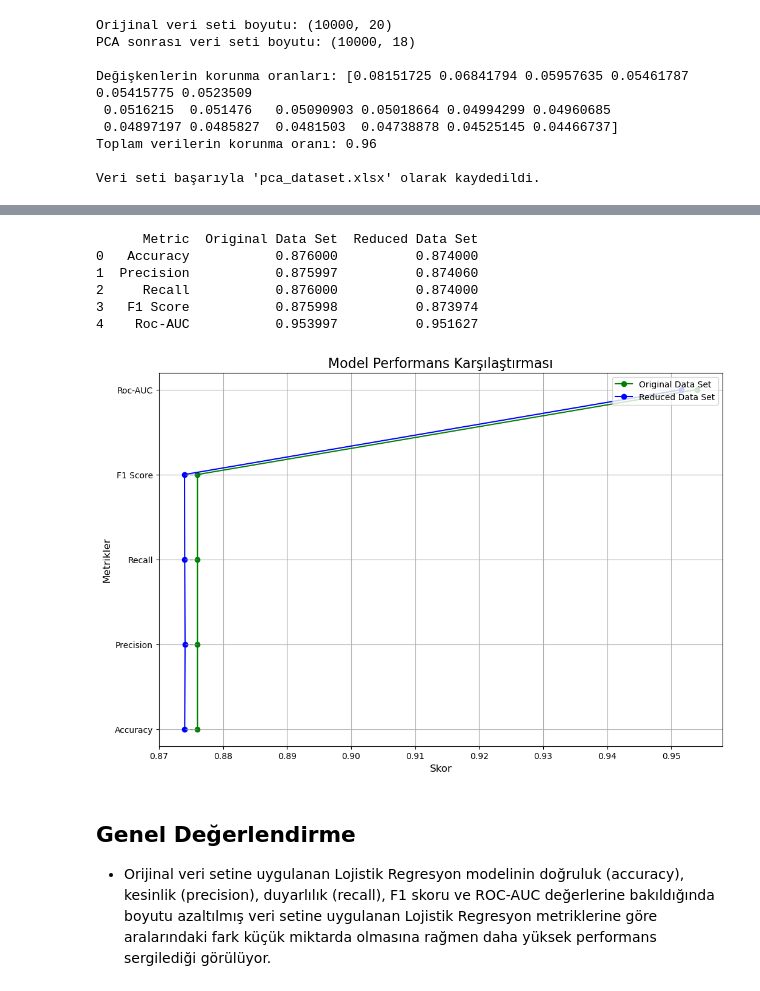
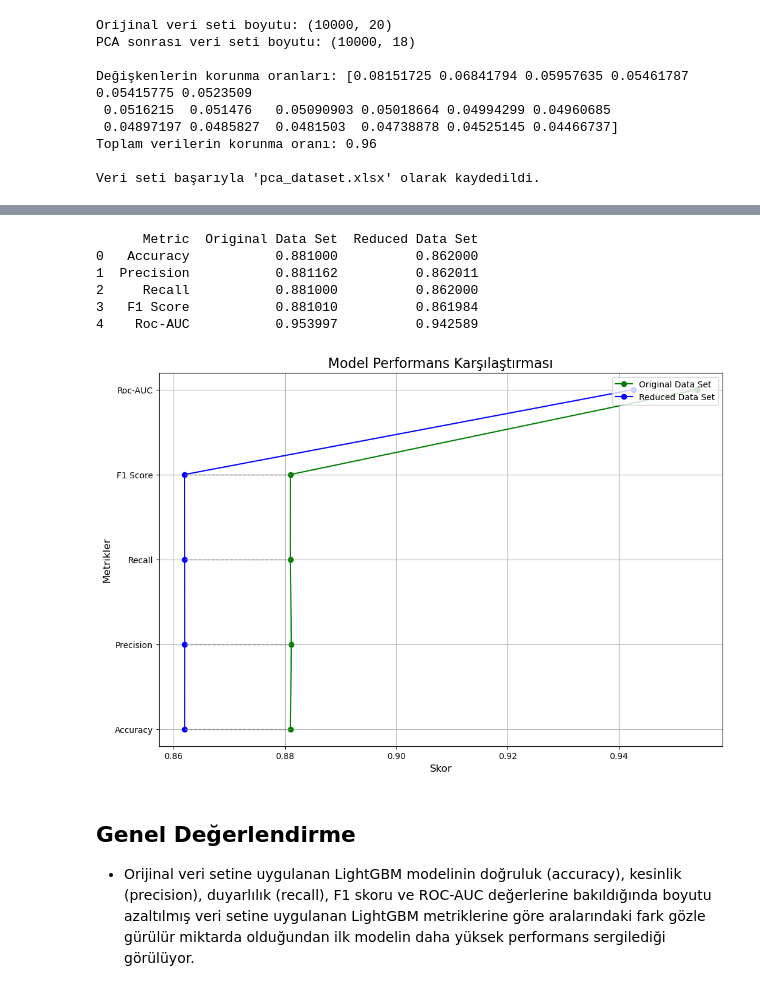
Before and after one commit to ZehraKucuker/Credit_Approval_Classification, a Jupyter notebook: Credit_Approval_Classification.ipynb, the cells around one changed output, grey strips where cells are left out. Drawn from its saved outputs; the diff is of its cells as text; code cells hidden in the pictures.

```diff
--- a/Credit_Approval_Classification.ipynb
+++ b/Credit_Approval_Classification.ipynb
@@ -852,7 +852,7 @@ param_grid = {
     'colsample_bytree': [0.6, 0.8, 1.0] #Her karar ağacı oluşturulurken kullanılacak özelliklerin oranını
 }
 
-grid_search = GridSearchCV(estimator=xgb, param_grid=param_grid, scoring='accuracy', verbose=2, n_jobs=-1)
+grid_search = GridSearchCV(estimator=xgb, param_grid=param_grid, cv=5, scoring='accuracy', verbose=2, n_jobs=-1)
 grid_search.fit(X_train, y_train)
 
 best_xgb = grid_search.best_estimator_
@@ -936,7 +936,7 @@ param_grid = {
     "n_estimators": [100, 200, 300] #Ağaç sayısı
 }
 
-grid_search = GridSearchCV(estimator=lgb_model, param_grid=param_grid, scoring="f1_weighted", verbose=1, n_jobs=-1)
+grid_search = GridSearchCV(estimator=lgb_model, param_grid=param_grid, cv=5, scoring="f1_weighted", verbose=1, n_jobs=-1)
 grid_search.fit(X_train, y_train)
 
 best_lgb = grid_search.best_estimator_
@@ -948,14 +948,14 @@ print(f"5-Kat Çapraz Doğrulama Standart Sapma: {cv_scores.std():.4f}")
 
 y_pred = best_lgb.predict(X_test)
 
-accuracy = accuracy_score(y_test, y_pred)
-precision = precision_score(y_test, y_pred, average="weighted")
-recall = recall_score(y_test, y_pred, average="weighted")
-f1 = f1_score(y_test, y_pred, average="weighted")
-print(f"\nAccuracy: {accuracy:.4f}")
-print(f"Precision: {precision:.4f}")
-print(f"Recall: {recall:.4f}")
-print(f"F1 Score: {f1:.4f}")
+accuracy_lgb = accuracy_score(y_test, y_pred)
+precision_lgb = precision_score(y_test, y_pred, average="weighted")
+recall_lgb = recall_score(y_test, y_pred, average="weighted")
+f1_lgb = f1_score(y_test, y_pred, average="weighted")
+print(f"\nAccuracy: {accuracy_lgb:.4f}")
+print(f"Precision: {precision_lgb:.4f}")
+print(f"Recall: {recall_lgb:.4f}")
+print(f"F1 Score: {f1_lgb:.4f}")
 print("\nSınıf Bazlı Rapor (Duyarlılık):\n", classification_report(y_test, y_pred))
 
 cm = confusion_matrix(y_test, y_pred)
@@ -1195,48 +1162,48 @@ weighted avg       0.87      0.87      0.87      2000
 # %%
 # Orijinal veri seti modelinin sonuçları
-first_model_accuracy = accuracy_log_reg
-first_model_precision = precision_log_reg
-first_model_recall = recall_log_reg
-first_model_f1 = f1_log_reg
+first_model_accuracy = accuracy_lgb
+first_model_precision = precision_lgb
+first_model_recall = recall_lgb
+first_model_f1 = f1_lgb
 first_model_auc = roc_auc
 
 # Boyutu azaltılmış veri seti modelinin sonuçları
-second_model_accuracy = accuracy_log_reg_last
-second_model_precision = precision_log_reg_last
-second_model_recall = recall_log_reg_last
-second_model_f1 = f1_score_log_reg_last
-second_model_auc = roc_auc_log_reg_last
+second_model_accuracy = accuracy_lgb_last
+second_model_precision = precision_lgb_last
+second_model_recall = recall_lgb_last
+second_model_f1 = f1_score_lgb_last
+second_model_auc = roc_auc_lgb_last
 
 # Sonuçları DataFrame'e dökme
 results = pd.DataFrame({
     'Metric': ['Accuracy', 'Precision', 'Recall', 'F1 Score', 'Roc-AUC'],
     'Original Data Set': [first_model_accuracy, first_model_precision, first_model_recall, first_model_f1, first_model_auc],
     'Reduced Data Set': [second_model_accuracy, second_model_precision, second_model_recall, second_model_f1, second_model_auc]
 })
 print(results)
 
 # Slope Chart için görselleştirme
 fig, ax = plt.subplots(figsize=(12, 8))
 
 ax.plot(results['Original Data Set'], results['Metric'], marker='o', label='Original Data Set', color='green')
 ax.plot(results['Reduced Data Set'], results['Metric'], marker='o', label='Reduced Data Set', color='blue')
 for i in range(len(results)):
     ax.plot([results['Original Data Set'][i], results['Reduced Data Set'][i]],
             [i, i], color='gray', linestyle='--', lw=1)
 plt.title('Model Performans Karşılaştırması', fontsize=16)
 plt.xlabel('Skor', fontsize=12)
 plt.ylabel('Metrikler', fontsize=12)
 plt.legend(loc="upper right")
 plt.grid(True)
 plt.show()
 # %% [output]
       Metric  Original Data Set  Reduced Data Set
-0   Accuracy           0.876000          0.874000
-1  Precision           0.875997          0.874060
-2     Recall           0.876000          0.874000
-3   F1 Score           0.875998          0.873974
-4    Roc-AUC           0.953997          0.951627
+0   Accuracy           0.881000          0.862000
+1  Precision           0.881162          0.862011
+2     Recall           0.881000          0.862000
+3   F1 Score           0.881010          0.861984
+4    Roc-AUC           0.953997          0.942589
-[figure, old version]
+[figure, new version]
 # %% [markdown]
 ## **Genel Değerlendirme**
-- Orijinal veri setine uygulanan Lojistik Regresyon modelinin doğruluk (accuracy), kesinlik (precision), duyarlılık (recall), F1 skoru ve ROC-AUC değerlerine bakıldığında boyutu azaltılmış veri setine uygulanan Lojistik Regresyon metriklerine göre aralarındaki fark küçük miktarda olmasına rağmen daha yüksek performans sergilediği görülüyor.
+- Orijinal veri setine uygulanan LightGBM modelinin doğruluk (accuracy), kesinlik (precision), duyarlılık (recall), F1 skoru ve ROC-AUC değerlerine bakıldığında boyutu azaltılmış veri setine uygulanan LightGBM metriklerine göre aralarındaki fark gözle gürülür miktarda olduğundan ilk modelin daha yüksek performans sergilediği görülüyor.
```
Also changed, not shown: parts of 5 cells of this notebook.
